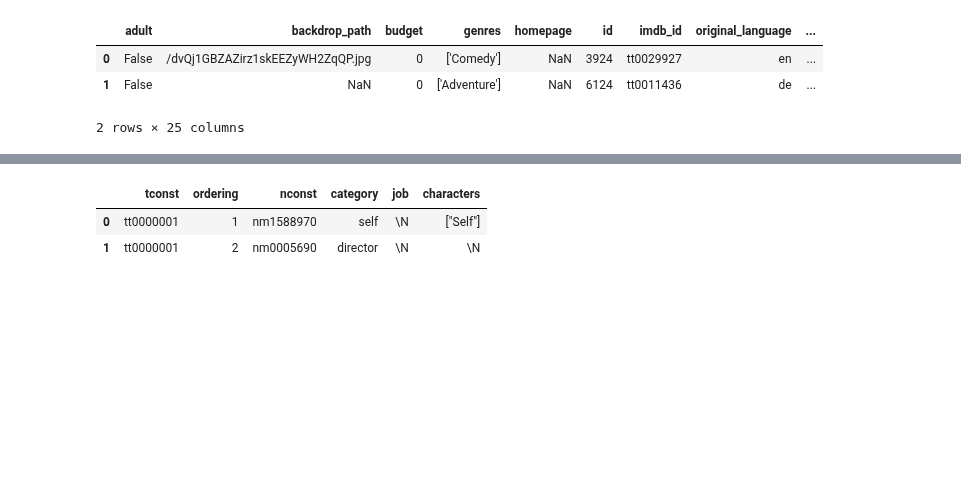
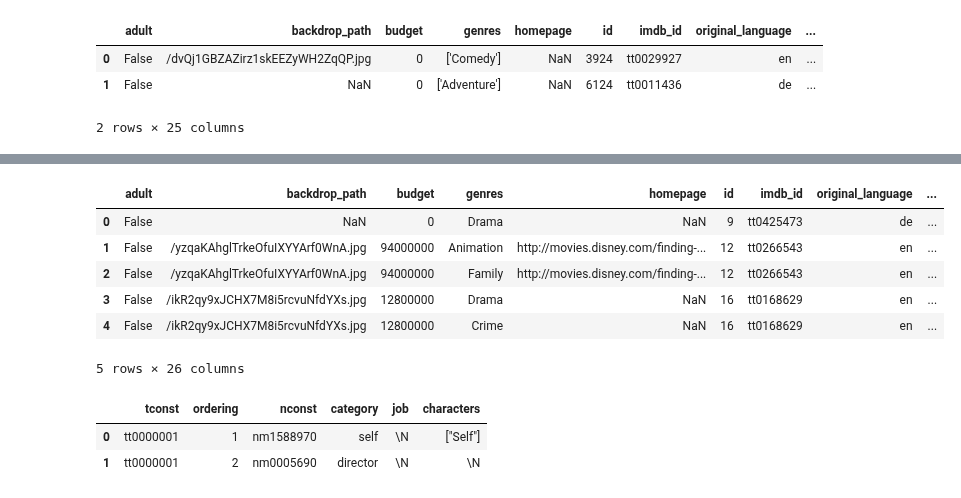
Before and after one commit to aurelieDANIEL2003/projet2_AAA, a Jupyter notebook: Recommendation_b.ipynb, the cells around one changed output, grey strips where cells are left out. Cells and saved outputs as stored; diff of their text form; code cells hidden in the pictures; blank space fills up the shorter version.

```diff
--- a/Recommendation_b.ipynb
+++ b/Recommendation_b.ipynb
@@ -54,3 +52,13 @@ Columns (25) have mixed types. Specify dtype option on import or set low_memory=
+# %%
+df_tmdb2.head()
+# %% [output]
+|  | adult | backdrop_path | budget | genres | homepage | id | imdb_id | original_language | ... |
+| 0 | False | NaN | 0 | Drama | NaN | 9 | tt0425473 | de | ... |
+| 1 | False | /yzqaKAhglTrkeOfuIXYYArf0WnA.jpg | 94000000 | Animation | http://movies.disney.com/finding-... | 12 | tt0266543 | en | ... |
+| 2 | False | /yzqaKAhglTrkeOfuIXYYArf0WnA.jpg | 94000000 | Family | http://movies.disney.com/finding-... | 12 | tt0266543 | en | ... |
+| 3 | False | /ikR2qy9xJCHX7M8i5rcvuNfdYXs.jpg | 12800000 | Drama | NaN | 16 | tt0168629 | en | ... |
+| 4 | False | /ikR2qy9xJCHX7M8i5rcvuNfdYXs.jpg | 12800000 | Crime | NaN | 16 | tt0168629 | en | ... |
+5 rows × 26 columns
 # %%
 df_title_principals.head(2)
 # %% [output]
```
Also changed, not shown: parts of 4 cells of this notebook, 2 other files.
